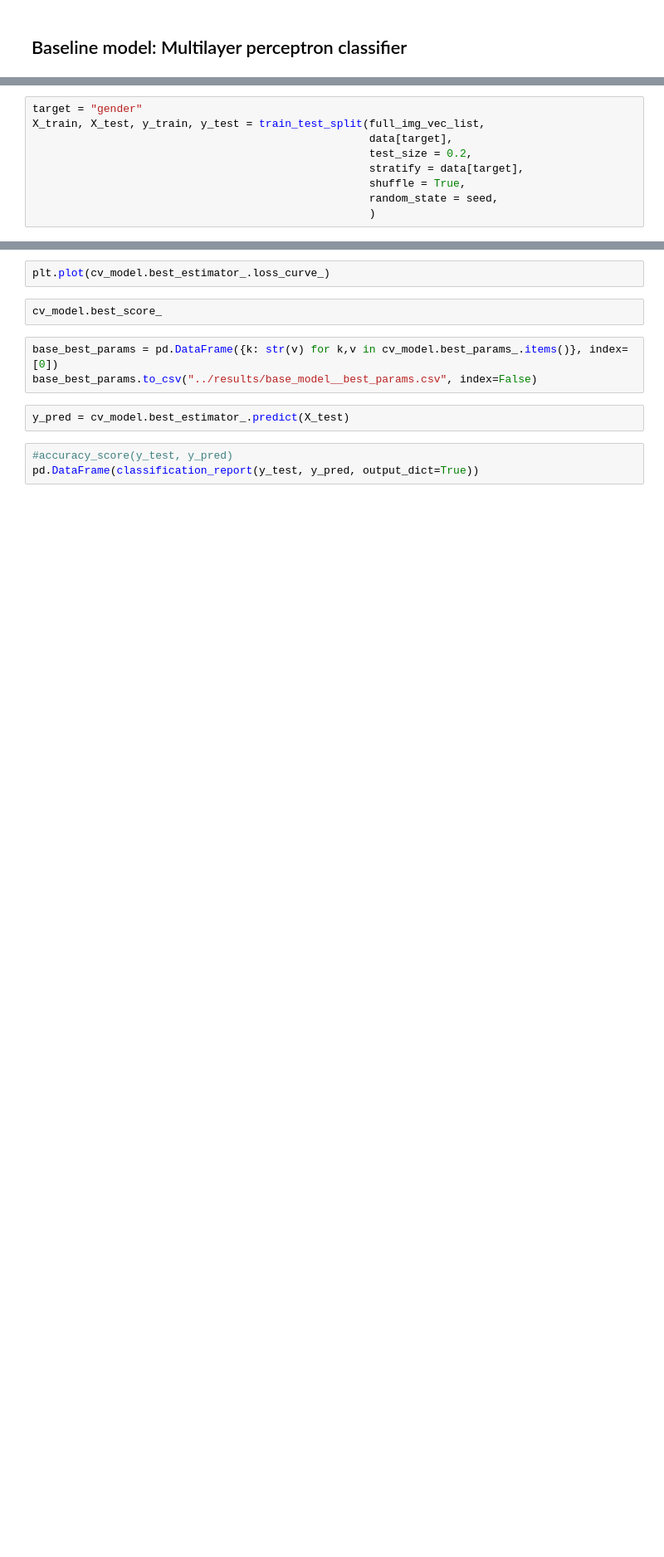
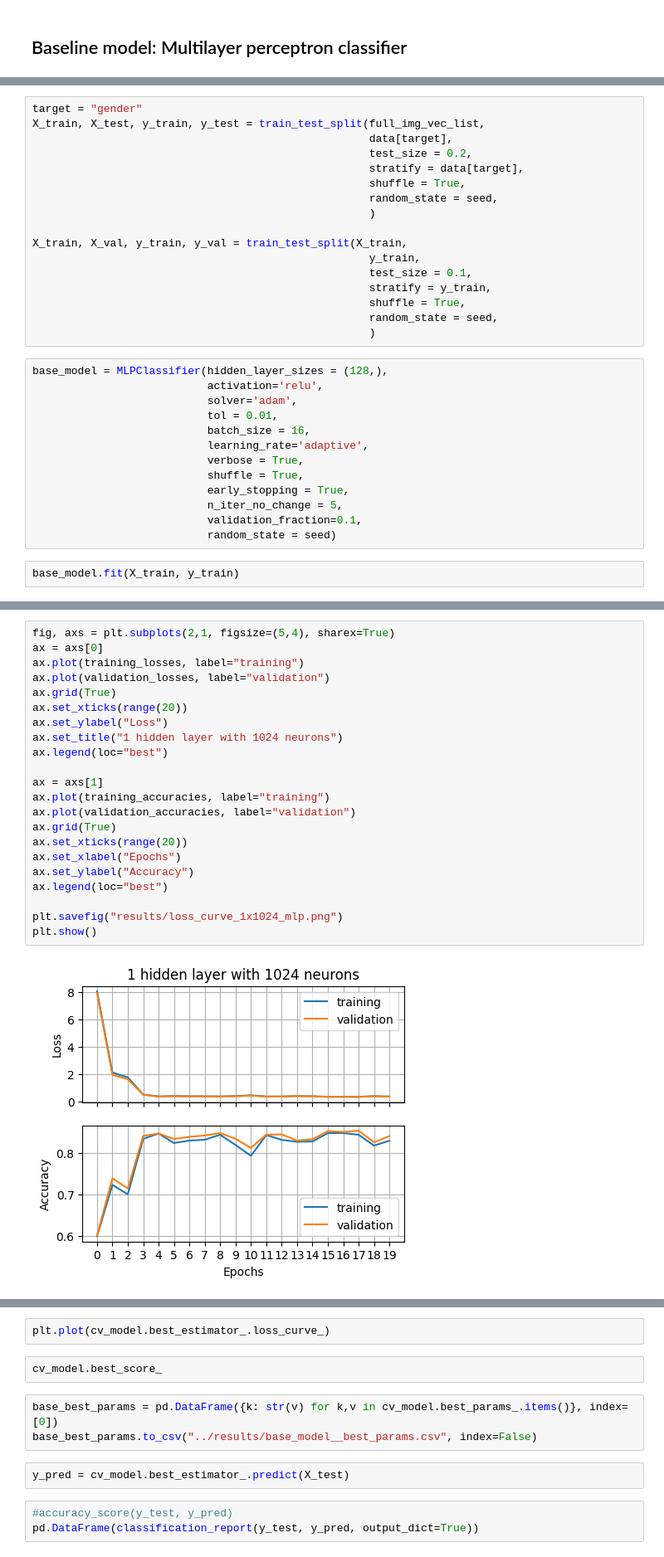
Before and after one commit to miknab/fair-image-classifier, a Jupyter notebook: fc_basemodel.ipynb, the cells around one changed output, grey strips where cells are left out. Shown: that part at 83% size. Drawn from its saved outputs; the diff is of its cells as text; blank space fills up the shorter version.

```diff
--- a/fc_basemodel.ipynb
+++ b/fc_basemodel.ipynb
@@ -39,3 +37,26 @@ X_train, X_test, y_train, y_test = train_test_split(full_img_vec_list,
                                                     shuffle = True,
                                                     random_state = seed,
                                                     )
+
+X_train, X_val, y_train, y_val = train_test_split(X_train,
+                                                    y_train,
+                                                    test_size = 0.1,
+                                                    stratify = y_train,
+                                                    shuffle = True,
+                                                    random_state = seed,
+                                                    )
+# %%
+base_model = MLPClassifier(hidden_layer_sizes = (128,),
+                           activation='relu',
+                           solver='adam',
+                           tol = 0.01,
+                           batch_size = 16,
+                           learning_rate='adaptive',
+                           verbose = True,
+                           shuffle = True,
+                           early_stopping = True,
+                           n_iter_no_change = 5,
+                           validation_fraction=0.1,
+                           random_state = seed)
+# %%
+base_model.fit(X_train, y_train)
@@ -42,2 +146,26 @@ X_train, X_test, y_train, y_test = train_test_split(full_img_vec_list,
+# %%
+fig, axs = plt.subplots(2,1, figsize=(5,4), sharex=True)
+ax = axs[0]
+ax.plot(training_losses, label="training")
+ax.plot(validation_losses, label="validation")
+ax.grid(True)
+ax.set_xticks(range(20))
+ax.set_ylabel("Loss")
+ax.set_title("1 hidden layer with 1024 neurons")
+ax.legend(loc="best")
+
+ax = axs[1]
+ax.plot(training_accuracies, label="training")
+ax.plot(validation_accuracies, label="validation")
+ax.grid(True)
+ax.set_xticks(range(20))
+ax.set_xlabel("Epochs")
+ax.set_ylabel("Accuracy")
+ax.legend(loc="best")
+
+plt.savefig("results/loss_curve_1x1024_mlp.png")
+plt.show()
+# %% [output]
+[figure, added]
 # %%
 parameters = {'hidden_layer_sizes':[(32), (64), (128), (256), (512),
```
Also changed, not shown: parts of 9 cells of this notebook, 2 other files.
